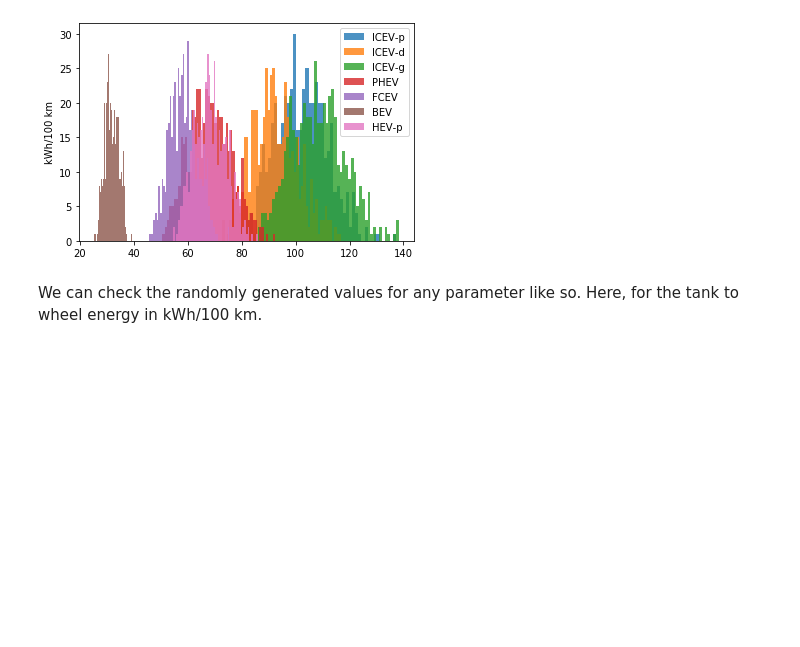
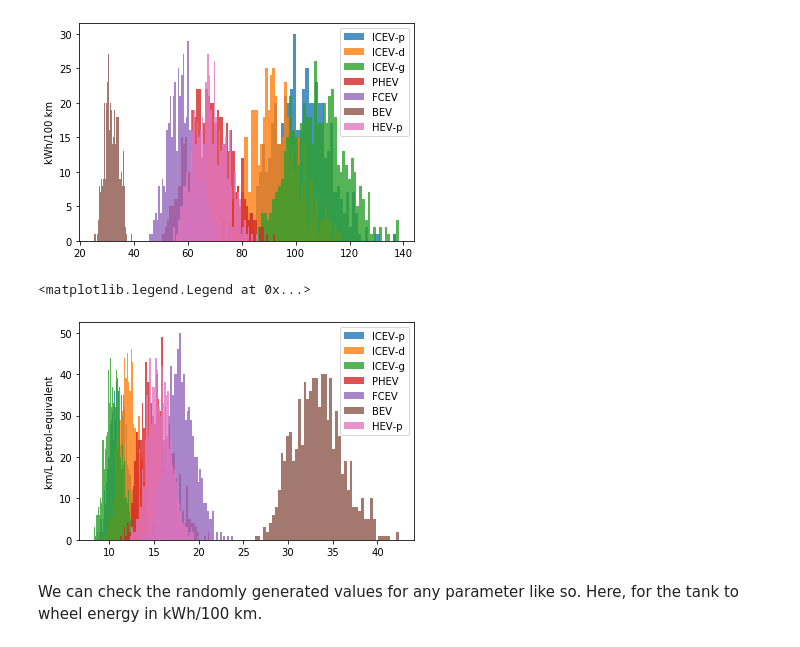
Before and after one commit to romainsacchi/carculator, a Jupyter notebook: examples/Examples.ipynb, the cells around one changed output. Cells and saved outputs as stored; diff of their text form; code cells hidden in the pictures; blank space fills up the shorter version.

```diff
--- a/examples/Examples.ipynb
+++ b/examples/Examples.ipynb
@@ -244,6 +244,23 @@ plt.legend()
 # %% [output]
 <matplotlib.legend.Legend at 0x...>
 [figure]
+# %%
+from carculator import *
+import matplotlib.pyplot as plt
+cip = CarInputParameters()
+cip.stochastic(800)
+dcts, array = fill_xarray_from_input_parameters(cip)
+cm = CarModel(array, cycle='WLTC 3.4')
+cm.set_all()
+TtW_energy = 1 / (cm.array.sel(size='SUV', year=2017, parameter='TtW energy') / 42000) # assuming 42 MJ/L petrol
+
+l_powertrains = TtW_energy.powertrain
+[plt.hist(e, bins=50, alpha=.8, label=e.powertrain.values) for e in TtW_energy]
+plt.ylabel('km/L petrol-equivalent')
+plt.legend()
+# %% [output]
+<matplotlib.legend.Legend at 0x...>
+[figure, added]
 # %% [markdown]
 We can check the randomly generated values for any parameter like so. Here, for the tank to wheel energy in kWh/100 km.
 # %%
```
Also changed, not shown: 2 other files.
